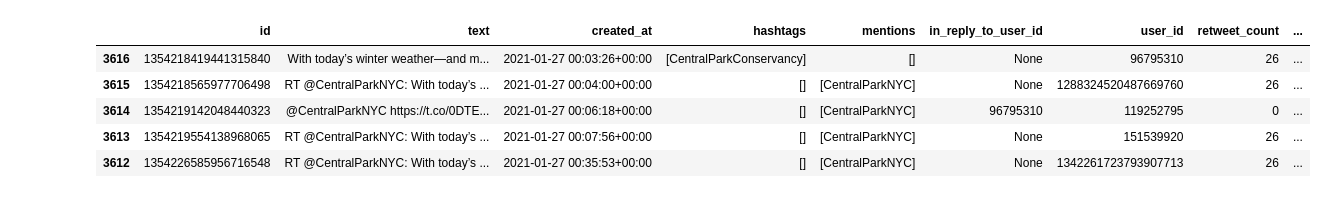
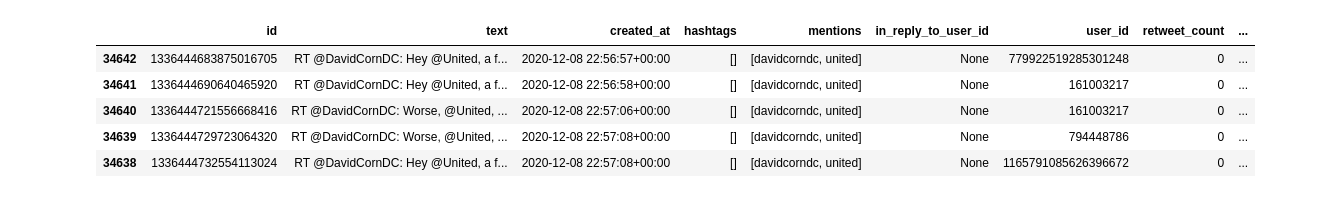
Before and after one commit to anton164/fall-spec, a Jupyter notebook: jupyter_notebooks/label_tweet_dataset.ipynb, the cells around one changed output. Cells and saved outputs as stored; diff of their text form; code cells hidden in the pictures.

```diff
--- a/jupyter_notebooks/label_tweet_dataset.ipynb
+++ b/jupyter_notebooks/label_tweet_dataset.ipynb
@@ -29,27 +29,37 @@ DATASETS = {
     }
 }
 
-selected_dataset = DATASETS["CentralParkNYC"]
+selected_dataset = DATASETS["united"]
 labeled_spike_start = pd.to_datetime(selected_dataset["spike_start"]).tz_localize("UTC")
 labeled_spike_end = pd.to_datetime(selected_dataset["spike_end"]).tz_localize("UTC")
 # %%
 from utils.dataset import create_tweet_df
 
 with open(selected_dataset["input_location"], "r") as f:
     raw_dataset = json.load(f)
 
 df_tweets = create_tweet_df(raw_dataset["tweets"])
 
+# lower entities
+df_tweets["hashtags"] = df_tweets.hashtags.apply(lambda xs: [x.lower() for x in xs])
+df_tweets["mentions"] = df_tweets.mentions.apply(lambda xs: [x.lower() for x in xs])
+
+# Set retweet count 0 for retweets
+df_tweets["retweet_count"] = df_tweets.apply(
+    lambda x: x.retweet_count if x.retweeted is None else 0,
+    axis=1
+)
+
 # Label tweets
 df_tweets["is_anomaly"] = df_tweets.created_at.apply(
     lambda x: 0 if (x < labeled_spike_start or x > labeled_spike_end) else 1
 )
 
 df_tweets.head()
 # %% [output]
 |  | id | text | created_at | hashtags | mentions | in_reply_to_user_id | user_id | retweet_count | ... |
-| 3616 | 1354218419441315840 | With today’s winter weather—and m... | 2021-01-27 00:03:26+00:00 | [CentralParkConservancy] | [] | None | 96795310 | 26 | ... |
-| 3615 | 1354218565977706498 | RT @CentralParkNYC: With today’s ... | 2021-01-27 00:04:00+00:00 | [] | [CentralParkNYC] | None | 1288324520487669760 | 26 | ... |
-| 3614 | 1354219142048440323 | @CentralParkNYC https://t.co/0DTE... | 2021-01-27 00:06:18+00:00 | [] | [CentralParkNYC] | 96795310 | 119252795 | 0 | ... |
-| 3613 | 1354219554138968065 | RT @CentralParkNYC: With today’s ... | 2021-01-27 00:07:56+00:00 | [] | [CentralParkNYC] | None | 151539920 | 26 | ... |
-| 3612 | 1354226585956716548 | RT @CentralParkNYC: With today’s ... | 2021-01-27 00:35:53+00:00 | [] | [CentralParkNYC] | None | 1342261723793907713 | 26 | ... |
+| 34642 | 1336444683875016705 | RT @DavidCornDC: Hey @United, a f... | 2020-12-08 22:56:57+00:00 | [] | [davidcorndc, united] | None | 779922519285301248 | 0 | ... |
+| 34641 | 1336444690640465920 | RT @DavidCornDC: Hey @United, a f... | 2020-12-08 22:56:58+00:00 | [] | [davidcorndc, united] | None | 161003217 | 0 | ... |
+| 34640 | 1336444721556668416 | RT @DavidCornDC: Worse, @United, ... | 2020-12-08 22:57:06+00:00 | [] | [davidcorndc, united] | None | 161003217 | 0 | ... |
+| 34639 | 1336444729723064320 | RT @DavidCornDC: Worse, @United, ... | 2020-12-08 22:57:08+00:00 | [] | [davidcorndc, united] | None | 794448786 | 0 | ... |
+| 34638 | 1336444732554113024 | RT @DavidCornDC: Hey @United, a f... | 2020-12-08 22:57:08+00:00 | [] | [davidcorndc, united] | None | 1165791085626396672 | 0 | ... |
```
Also changed, not shown: parts of 5 cells of this notebook, 6 other files.
